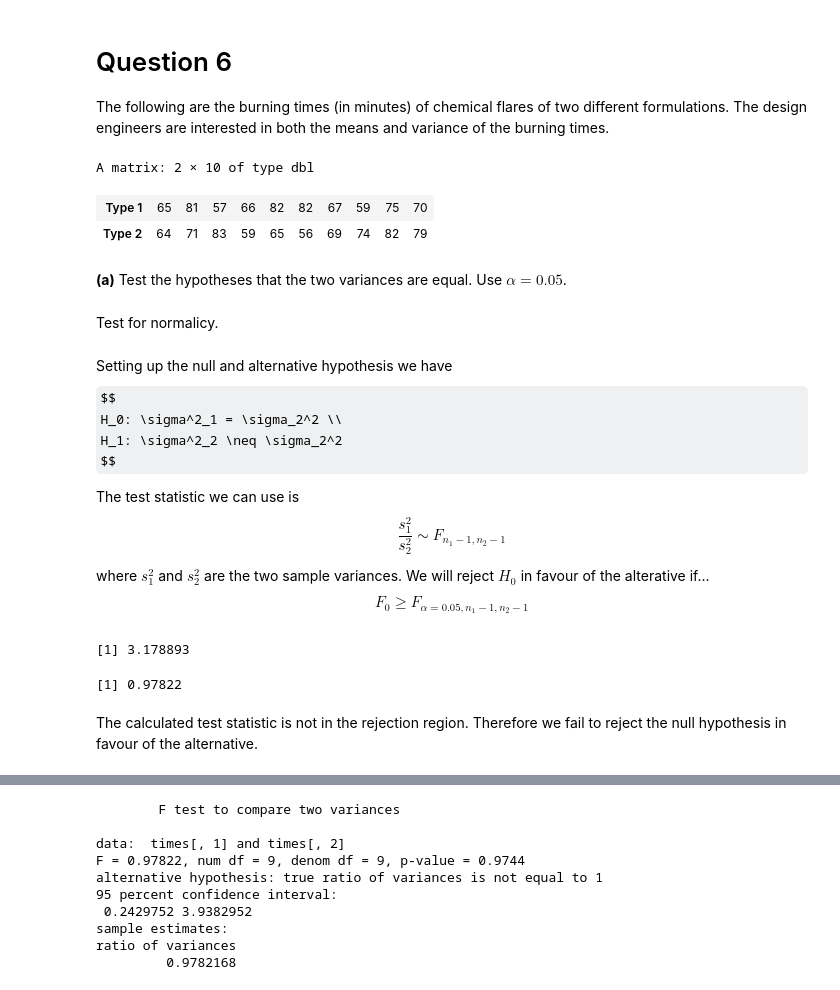
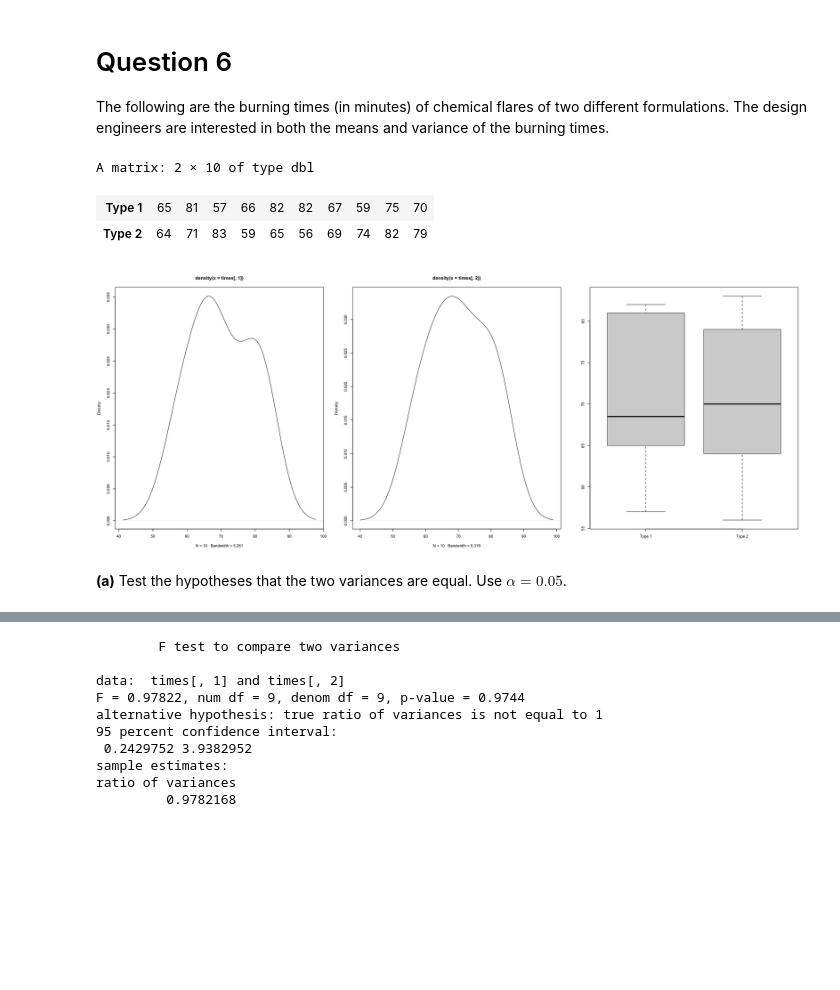
Before and after one commit to AlexWiigs/Code, a Jupyter notebook: STAT 558/558_A1_Q6.ipynb, the cells around one changed output, grey strips where cells are left out. Drawn from its saved outputs; the diff is of its cells as text; code cells hidden in the pictures; some formulas as TeX source; blank space fills up the shorter version.

```diff
--- a/STAT 558/558_A1_Q6.ipynb
+++ b/STAT 558/558_A1_Q6.ipynb
@@ -5,43 +5,19 @@ The following are the burning times (in minutes) of chemical flares of two diffe
 # %%
 times <- matrix(c(
     65, 81, 57, 66, 82, 82, 67, 59, 75, 70,
     64, 71, 83, 59, 65, 56, 69, 74, 82, 79
 ), ncol = 2)
 colnames(times) <- c("Type 1", "Type 2")
 t(times)
+par(mfrow = c(1, 3))
+options(repr.plot.width = 20, repr.plot.height = 8)
+plot(density(times[,1]))
+plot(density(times[,2]))
+boxplot(times)
 # %% [output]
 A matrix: 2 × 10 of type dbl
 | Type 1 | 65 | 81 | 57 | 66 | 82 | 82 | 67 | 59 | 75 | 70 |
 | Type 2 | 64 | 71 | 83 | 59 | 65 | 56 | 69 | 74 | 82 | 79 |
+[figure, added]
 # %% [markdown]
 **(a)** Test the hypotheses that the two variances are equal. Use $\alpha = 0.05$.
-# %% [markdown]
-Test for normalicy.
-# %% [markdown]
-Setting up the null and alternative hypothesis we have
-$$
-H_0: \sigma^2_1 = \sigma_2^2 \\
-H_1: \sigma^2_2 \neq \sigma_2^2
-$$
-
-The test statistic we can use is
-$$
-\frac{s_1^2}{s_2^2} \sim F_{n_1-1,n_2-1}
-$$
-where $s_1^2$ and $s_2^2$ are the two sample variances. We will reject $H_0$ in favour of the alterative if...
-$$
-F_0 \geq F_{\alpha = 0.05, n_1-1, n_2-1}
-$$
-# %%
-# Critical Value
-qf(0.95,9,9)
-# Calculate the test statistic
-s2_1 <- var(times[,1])
-s2_2 <- var(times[,2])
-F_0 <- s2_1 / s2_2
-round(F_0, 5)
-# %% [output]
-[1] 3.178893
-[1] 0.97822
-# %% [markdown]
-The calculated test statistic is not in the rejection region. Therefore we fail to reject the null hypothesis in favour of the alternative.
```
Also changed, not shown: parts of 5 cells of this notebook, 3 other files.
